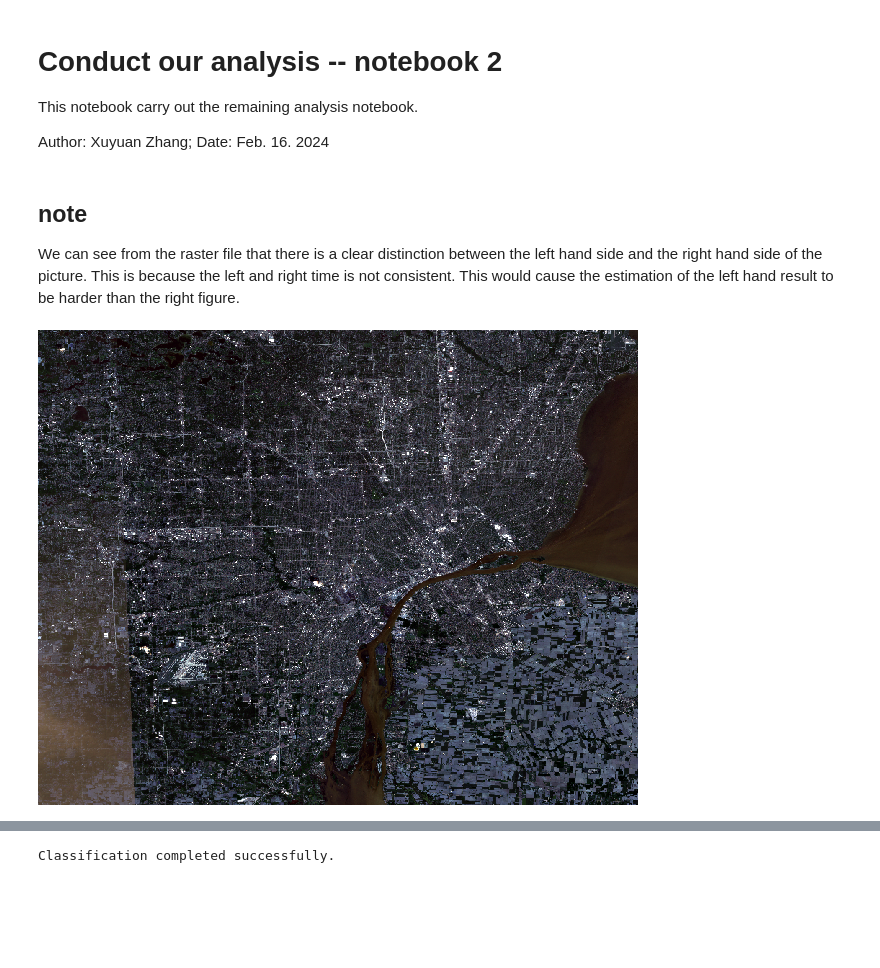
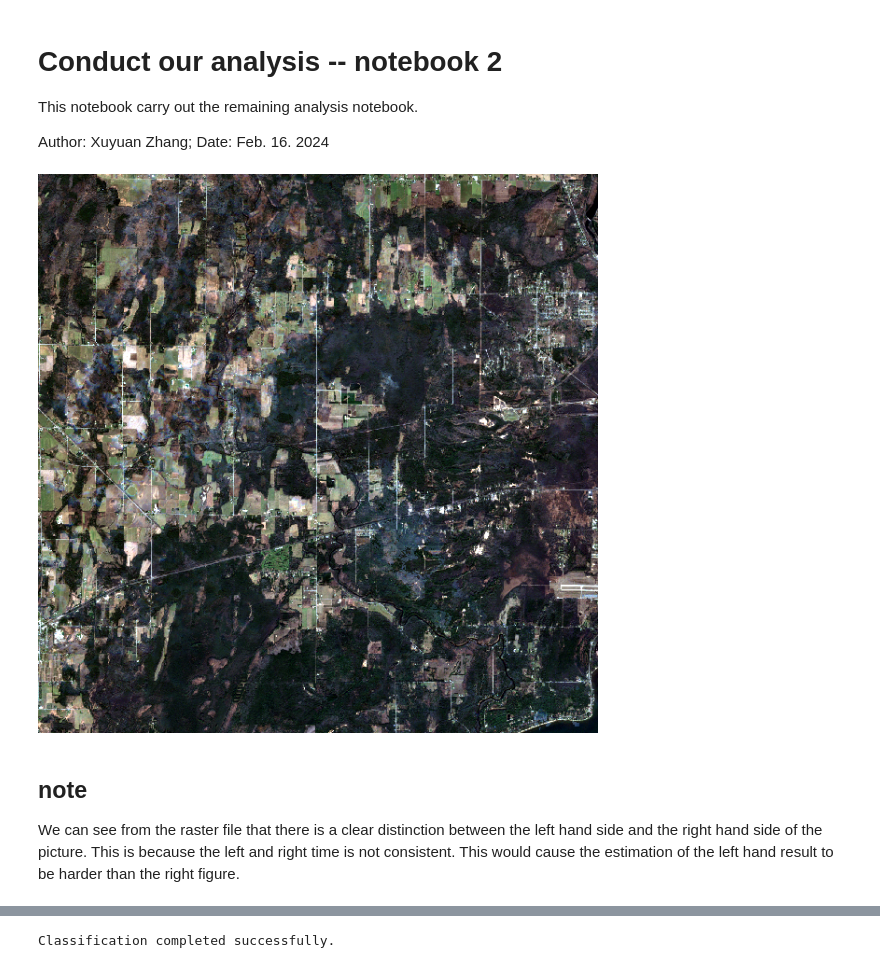
Before and after one commit to sergiozxy/Urban-Effect-Of-Water-Sediment, a Jupyter notebook: final result.ipynb, the cells around one changed output, grey strips where cells are left out. Drawn from its saved outputs; the diff is of its cells as text; code cells hidden in the pictures; blank space fills up the shorter version.

```diff
--- a/final result.ipynb
+++ b/final result.ipynb
@@ -16 +24,7 @@ os.chdir(r'E:\umich\final project\data')
+# %%
+input_raster_problem = arcpy.Raster(name_list[4])
+# %%
+input_raster_problem # IS THERE ANY WATER??????
+# %% [output]
+[figure, added]
 # %%
@@ -19,7 +33,3 @@ input_raster = arcpy.Raster('mosaic_clipped.tif')
 ## note
 
 We can see from the raster file that there is a clear distinction between the left hand side and the right hand side of the picture. This is because the left and right time is not consistent. This would cause the estimation of the left hand result to be harder than the right figure.
-# %%
-input_raster
-# %% [output]
-[figure, removed]
```
Also changed, not shown: parts of 15 cells of this notebook.
